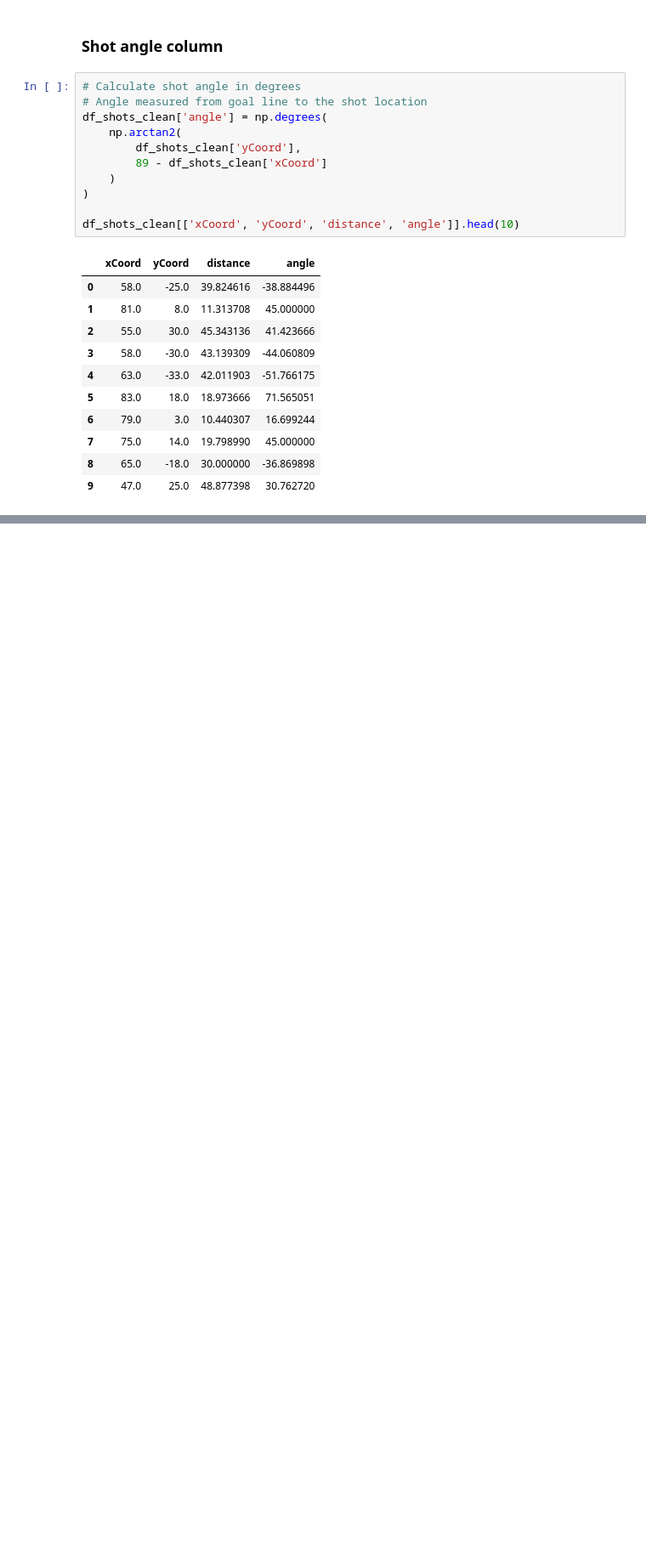
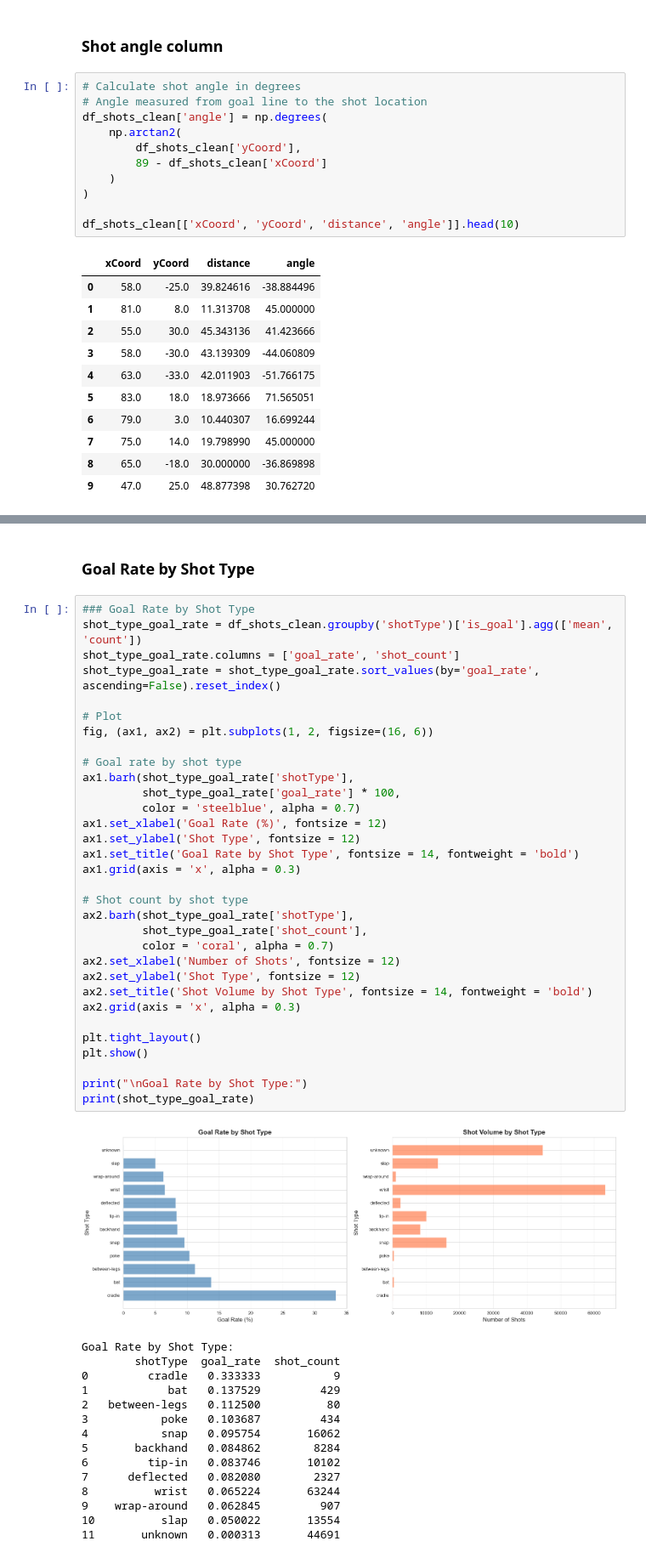
Before and after one commit to prestonpark26/NHLAnalytics, a Jupyter notebook: dataExploration/nhlAnalyticsV2.ipynb, the cells around one changed output, grey strips where cells are left out. Shown at 85% size. Saved outputs shown, nothing was run; the diff lists cells and outputs as text; blank space fills up the shorter version.

```diff
--- a/dataExploration/nhlAnalyticsV2.ipynb
+++ b/dataExploration/nhlAnalyticsV2.ipynb
@@ -412,0 +568,50 @@ df_shots_clean[['xCoord', 'yCoord', 'distance', 'angle']].head(10)
+# %% [markdown]
+### Goal Rate by Shot Type
+# %%
+### Goal Rate by Shot Type
+shot_type_goal_rate = df_shots_clean.groupby('shotType')['is_goal'].agg(['mean', 'count'])
+shot_type_goal_rate.columns = ['goal_rate', 'shot_count']
+shot_type_goal_rate = shot_type_goal_rate.sort_values(by='goal_rate', ascending=False).reset_index()
+
+# Plot
+fig, (ax1, ax2) = plt.subplots(1, 2, figsize=(16, 6))
+
+# Goal rate by shot type
+ax1.barh(shot_type_goal_rate['shotType'],
+         shot_type_goal_rate['goal_rate'] * 100,
+         color = 'steelblue', alpha = 0.7)
+ax1.set_xlabel('Goal Rate (%)', fontsize = 12)
+ax1.set_ylabel('Shot Type', fontsize = 12)
+ax1.set_title('Goal Rate by Shot Type', fontsize = 14, fontweight = 'bold')
+ax1.grid(axis = 'x', alpha = 0.3)
+
+# Shot count by shot type
+ax2.barh(shot_type_goal_rate['shotType'],
+         shot_type_goal_rate['shot_count'],
+         color = 'coral', alpha = 0.7)
+ax2.set_xlabel('Number of Shots', fontsize = 12)
+ax2.set_ylabel('Shot Type', fontsize = 12)
+ax2.set_title('Shot Volume by Shot Type', fontsize = 14, fontweight = 'bold')
+ax2.grid(axis = 'x', alpha = 0.3)
+
+plt.tight_layout()
+plt.show()
+
+print("\nGoal Rate by Shot Type:")
+print(shot_type_goal_rate)
+# %% [output]
+[figure, added]
+Goal Rate by Shot Type:
+        shotType  goal_rate  shot_count
+0         cradle   0.333333           9
+1            bat   0.137529         429
+2   between-legs   0.112500          80
+3           poke   0.103687         434
+4           snap   0.095754       16062
+5       backhand   0.084862        8284
+6         tip-in   0.083746       10102
+7      deflected   0.082080        2327
+8          wrist   0.065224       63244
+9    wrap-around   0.062845         907
+10          slap   0.050022       13554
+11       unknown   0.000313       44691
```
Also changed, not shown: parts of 79 cells of this notebook.
